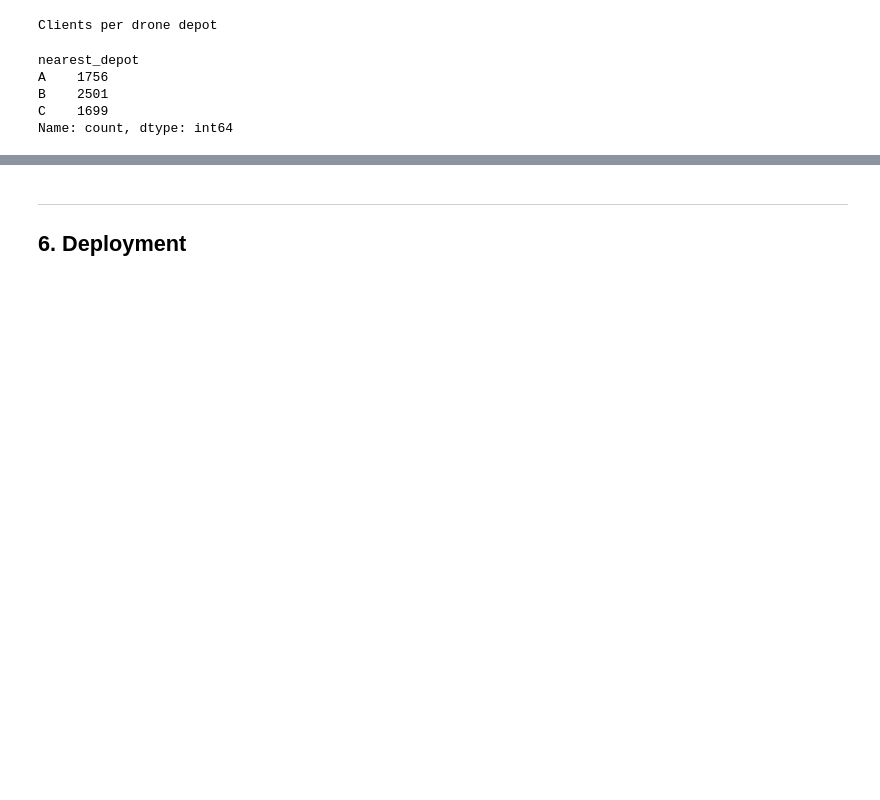
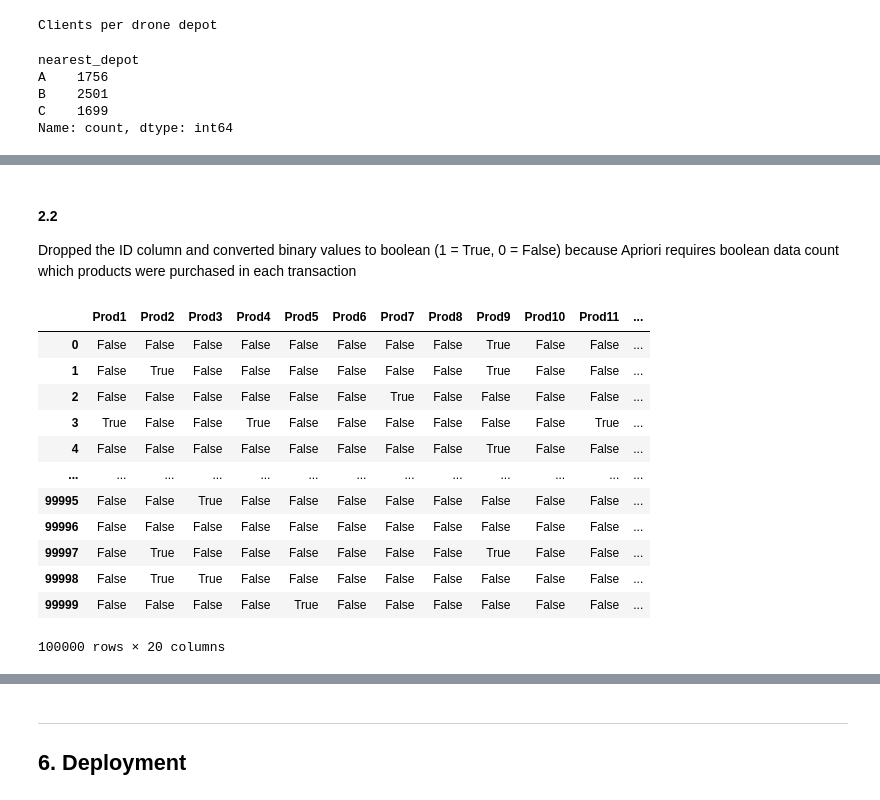
Before and after one commit to TonyKarlin/Data_Handling_and_ML_Group_Assignments, a Jupyter notebook: Clustering and Association rule mining/05-clustering-&-association-rule-mining.ipynb, the cells around one changed output, grey strips where cells are left out. Drawn from its saved outputs; the diff is of its cells as text; code cells hidden in the pictures; blank space fills up the shorter version.

```diff
--- a/Clustering and Association rule mining/05-clustering-&-association-rule-mining.ipynb
+++ b/Clustering and Association rule mining/05-clustering-&-association-rule-mining.ipynb
@@ -212,0 +238,22 @@ Name: count, dtype: int64
+# %% [markdown]
+#### 2.2
+
+Dropped the ID column and converted binary values to boolean (1 = True, 0 = False) because Apriori requires boolean data count which products were purchased in each transaction
+# %%
+drone_prod_group = drone_prod_group.drop(columns='ID')
+drone_prod_group = drone_prod_group.astype(bool)
+drone_prod_group
+# %% [output]
+|  | Prod1 | Prod2 | Prod3 | Prod4 | Prod5 | Prod6 | Prod7 | Prod8 | Prod9 | Prod10 | Prod11 | ... |
+| 0 | False | False | False | False | False | False | False | False | True | False | False | ... |
+| 1 | False | True | False | False | False | False | False | False | True | False | False | ... |
+| 2 | False | False | False | False | False | False | True | False | False | False | False | ... |
+| 3 | True | False | False | True | False | False | False | False | False | False | True | ... |
+| 4 | False | False | False | False | False | False | False | False | True | False | False | ... |
+| ... | ... | ... | ... | ... | ... | ... | ... | ... | ... | ... | ... | ... |
+| 99995 | False | False | True | False | False | False | False | False | False | False | False | ... |
+| 99996 | False | False | False | False | False | False | False | False | False | False | False | ... |
+| 99997 | False | True | False | False | False | False | False | False | True | False | False | ... |
+| 99998 | False | True | True | False | False | False | False | False | False | False | False | ... |
+| 99999 | False | False | False | False | True | False | False | False | False | False | False | ... |
+100000 rows × 20 columns
```
Also changed, not shown: parts of 12 cells of this notebook.
